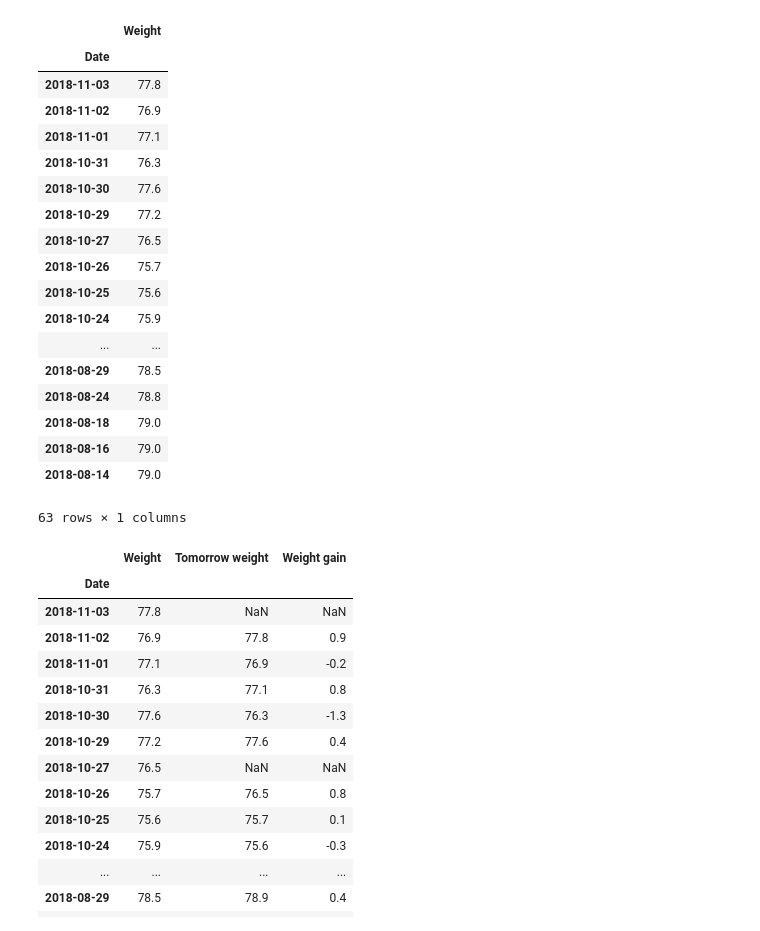
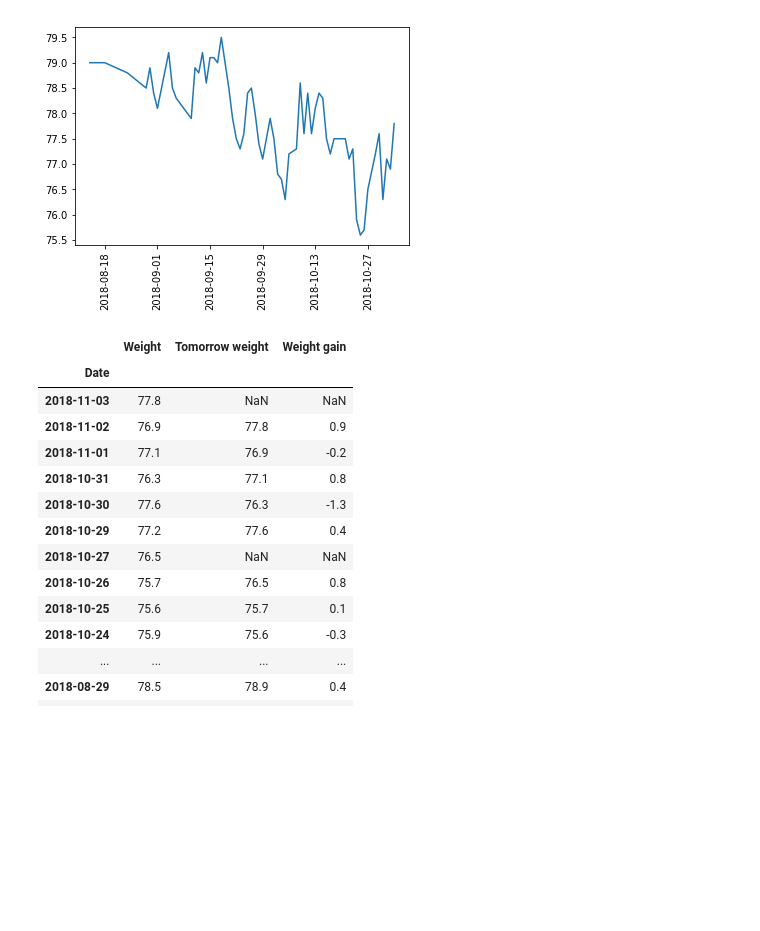
Before and after one commit to khanhnguyendata/logweight, a Jupyter notebook: logweight.ipynb, the cells around one changed output. Cells and saved outputs as stored; diff of their text form; code cells hidden in the pictures; blank space fills up the shorter version.

```diff
--- a/logweight.ipynb
+++ b/logweight.ipynb
@@ -62,29 +34,13 @@ DatetimeIndex(['2018-08-29', '2018-08-30', '2018-08-31', '2018-09-01',
-# %%
-weight = pd.read_csv('weights.csv', index_col=0, parse_dates=['Date'])
-weight = weight.round(2)
-weight.index = weight.index + pd.Timedelta(1, unit='D')
-weight.loc['2018-11-02'] = weight.loc['2018-11-02'] - 10
-weight
-# %% [output]
-|  | Weight |
-| Date |  |
-| 2018-11-03 | 77.8 |
-| 2018-11-02 | 76.9 |
-| 2018-11-01 | 77.1 |
-| 2018-10-31 | 76.3 |
-| 2018-10-30 | 77.6 |
-| 2018-10-29 | 77.2 |
-| 2018-10-27 | 76.5 |
-| 2018-10-26 | 75.7 |
-| 2018-10-25 | 75.6 |
-| 2018-10-24 | 75.9 |
-| ... | ... |
-| 2018-08-29 | 78.5 |
-| 2018-08-24 | 78.8 |
-| 2018-08-18 | 79.0 |
-| 2018-08-16 | 79.0 |
-| 2018-08-14 | 79.0 |
-63 rows × 1 columns
+# %%
+budget = pd.read_csv('budget.csv', index_col=0, parse_dates=[0], header=None, squeeze=True)
+steps = pd.read_csv('steps.csv', index_col=0, parse_dates=[0], header=None, squeeze=True)
+weights = pd.read_csv('weights.csv', index_col=0, parse_dates=[0], header=None, squeeze=True)
+# %%
+plt.plot(weights.index, weights.values)
+plt.xticks(rotation=90)
+plt.show()
+# %% [output]
+[figure, added]
 # %%
 weight['Tomorrow weight'] = weight.reindex(weight.index + pd.Timedelta(1, unit='D')).values
 weight['Weight gain'] = weight['Tomorrow weight'] - weight['Weight']
```
Also changed, not shown: parts of 8 cells of this notebook, 6 other files.
